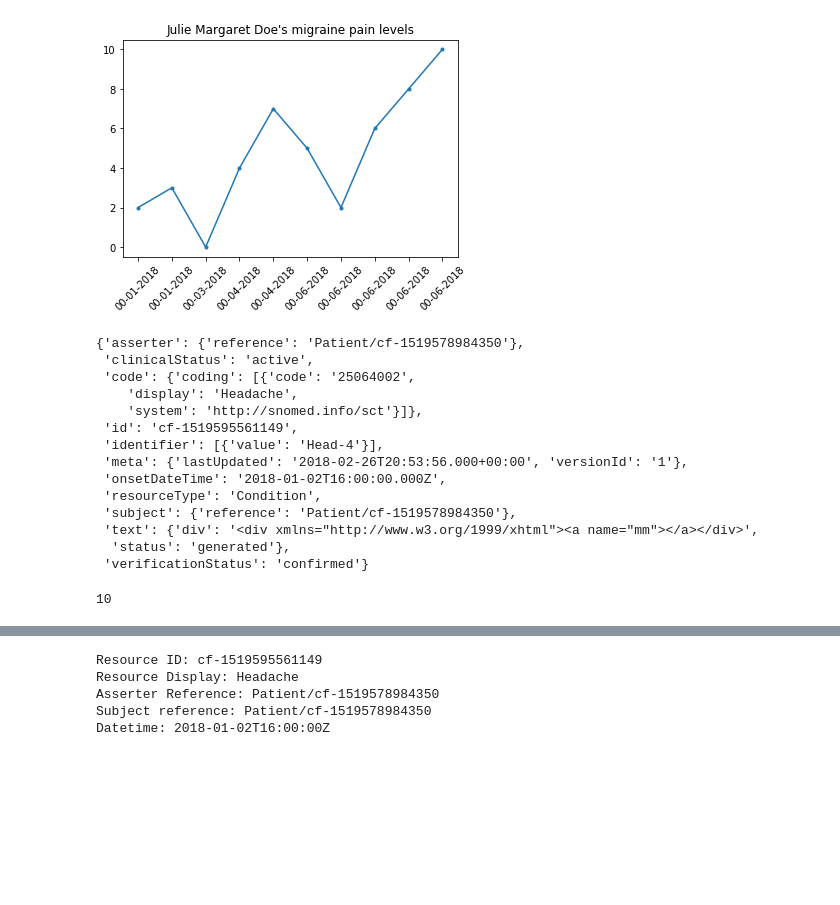
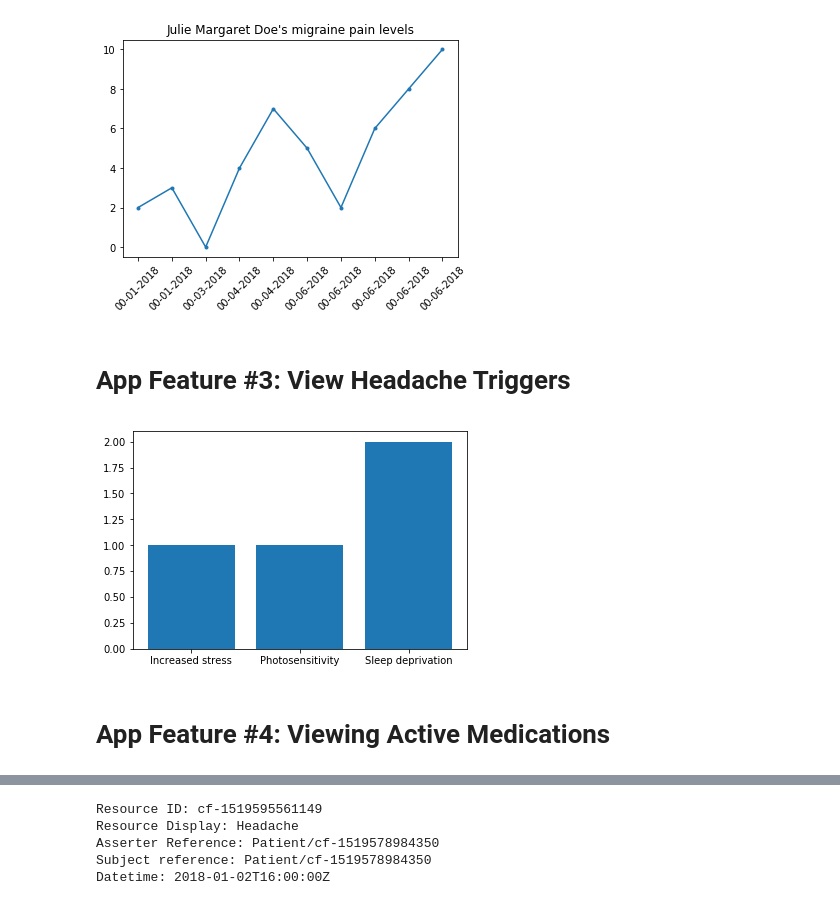
Before and after one commit to ShilpyGH/fhirdiary, a Jupyter notebook: python_exploration/Migraine App Demo.ipynb, the cells around one changed output, grey strips where cells are left out. Saved outputs shown, nothing was run; the diff lists cells and outputs as text; code cells hidden in the pictures; blank space fills up the shorter version.

```diff
--- a/python_exploration/Migraine App Demo.ipynb
+++ b/python_exploration/Migraine App Demo.ipynb
@@ -74,27 +71,8 @@ cond = Condition.read("cf-1519595561149", smart.server)
-# %%
-cond.as_json()
-# %% [output]
-{'asserter': {'reference': 'Patient/cf-1519578984350'},
- 'clinicalStatus': 'active',
- 'code': {'coding': [{'code': '25064002',
-    'display': 'Headache',
-    'system': 'http://snomed.info/sct'}]},
- 'id': 'cf-1519595561149',
- 'identifier': [{'value': 'Head-4'}],
- 'meta': {'lastUpdated': '2018-02-26T20:53:56.000+00:00', 'versionId': '1'},
- 'onsetDateTime': '2018-01-02T16:00:00.000Z',
- 'resourceType': 'Condition',
- 'subject': {'reference': 'Patient/cf-1519578984350'},
- 'text': {'div': '<div xmlns="http://www.w3.org/1999/xhtml"><a name="mm"></a></div>',
-  'status': 'generated'},
- 'verificationStatus': 'confirmed'}
-# %%
-# Let's now try searching for all conditions
-# that have Julie as a patient
-# TODO: see how we're linking Julie's headaches to her care partner
-# TODO: Why is this 10?
-search = Condition.where({"patient": 'Patient/cf-1519578984350'})
-conds = search.perform_resources(smart.server)
-print(len(conds))
-# %% [output]
-10
+# %% [markdown]
+# App Feature #3: View Headache Triggers
+# %%
+plot_triggers('Julie Margaret Doe', smart.server)
+# %% [output]
+[figure, added]
+# %% [markdown]
+# App Feature #4: Viewing Active Medications
```
Also changed, not shown: parts of 14 cells of this notebook, 2 other files.
